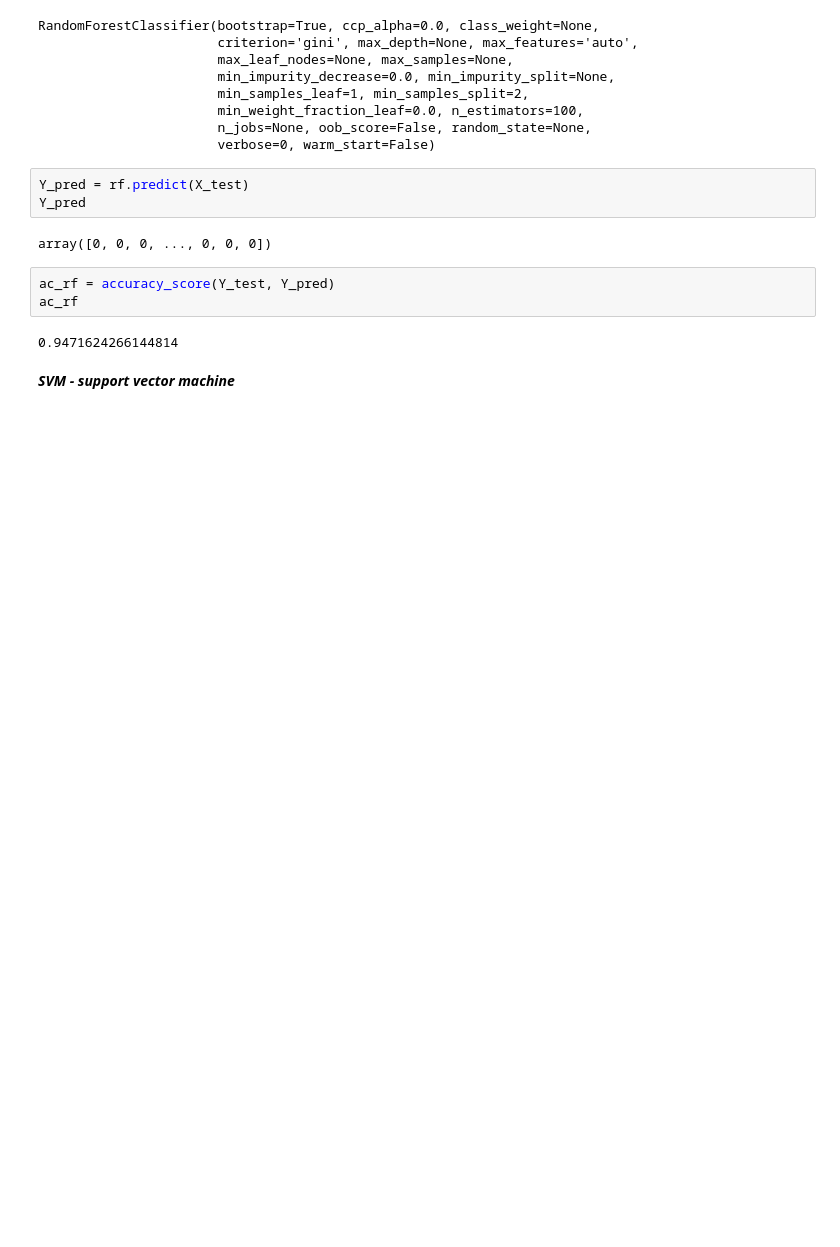
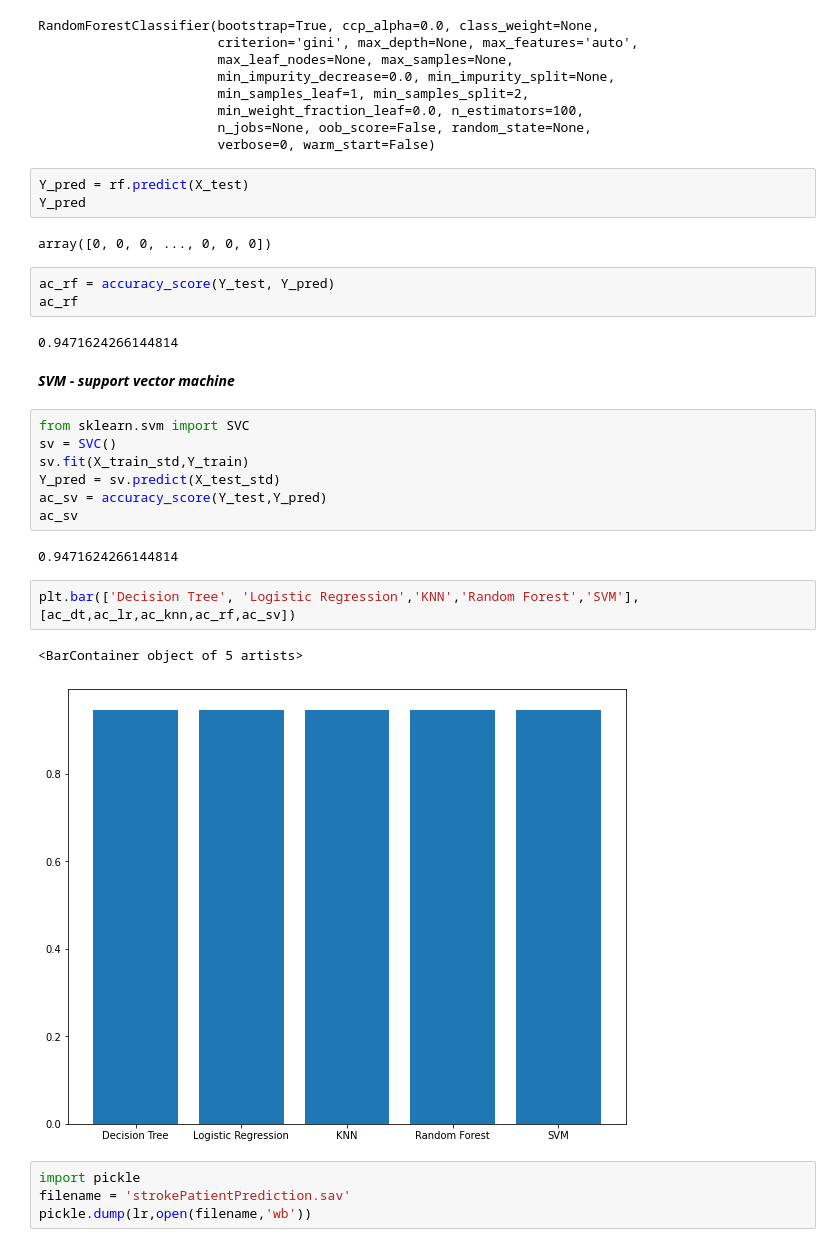
Before and after one commit to aditya002ai/MachineLearningProjects, a Jupyter notebook: Stroke_Patients_Prediction.ipynb, the cells around one changed output. Drawn from its saved outputs; the diff is of its cells as text; blank space fills up the shorter version.

```diff
--- a/Stroke_Patients_Prediction.ipynb
+++ b/Stroke_Patients_Prediction.ipynb
@@ -410,3 +410,21 @@ ac_rf
 0.9471624266144814
 # %% [markdown]
 ***SVM - support vector machine***
+# %%
+from sklearn.svm import SVC
+sv = SVC()
+sv.fit(X_train_std,Y_train)
+Y_pred = sv.predict(X_test_std)
+ac_sv = accuracy_score(Y_test,Y_pred)
+ac_sv
+# %% [output]
+0.9471624266144814
+# %%
+plt.bar(['Decision Tree', 'Logistic Regression','KNN','Random Forest','SVM'],[ac_dt,ac_lr,ac_knn,ac_rf,ac_sv])
+# %% [output]
+<BarContainer object of 5 artists>
+[figure, added]
+# %%
+import pickle
+filename = 'strokePatientPrediction.sav'
+pickle.dump(lr,open(filename,'wb'))
```
Also changed, not shown: parts of 1 cell of this notebook.
